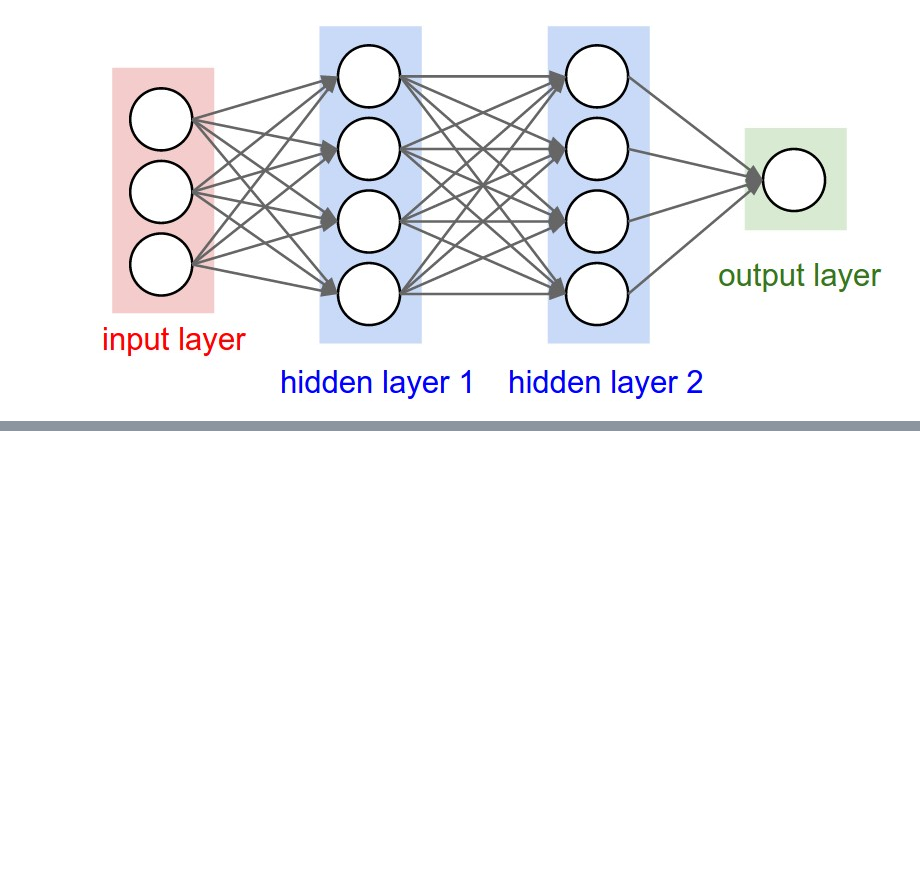
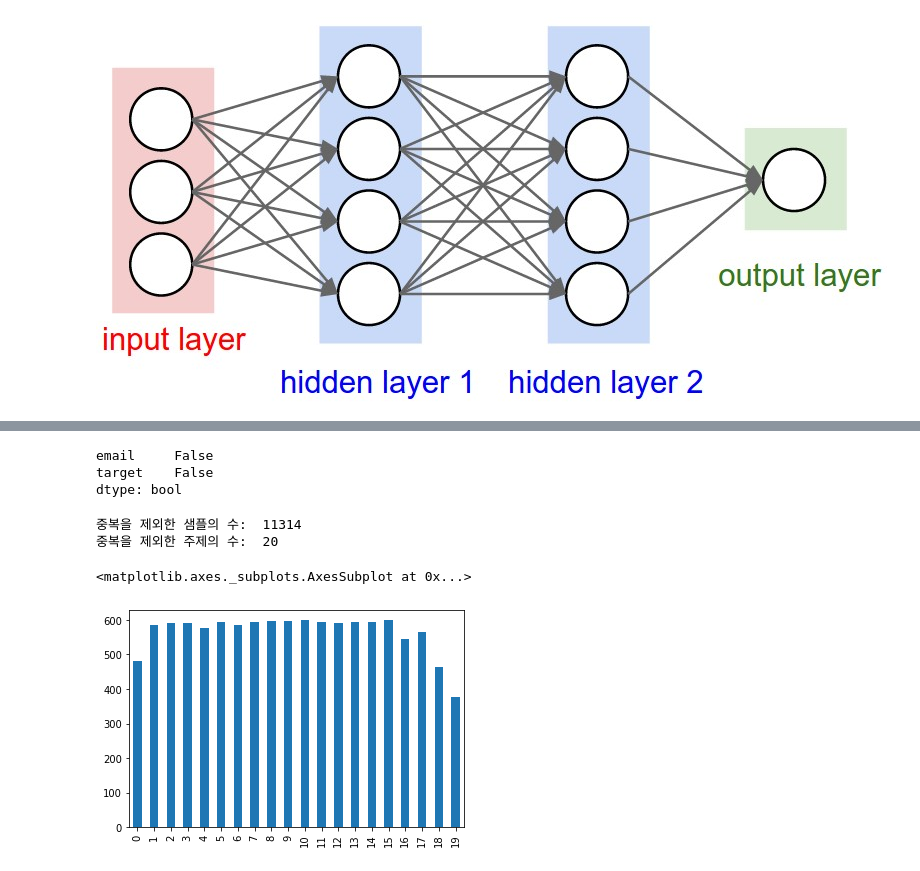
Before and after one commit to changyong93/TIL, a Jupyter notebook: 1. python/210711_Tensorflow_딥러닝_자연어처리_2강.ipynb, the cells around one changed output, grey strips where cells are left out. Saved outputs shown, nothing was run; the diff lists cells and outputs as text; code cells hidden in the pictures; blank space fills up the shorter version.

```diff
--- a/1. python/210711_Tensorflow_딥러닝_자연어처리_2강.ipynb
+++ b/1. python/210711_Tensorflow_딥러닝_자연어처리_2강.ipynb
@@ -479,0 +991,2 @@ model = Sequential([
+# %%
+newsdata = fetch_20newsgroups(subset = "train")
@@ -479,0 +1051,5 @@ model = Sequential([
+# %%
+#pandas를 이용하여 dataframe 생성
+data = pd.DataFrame(newsdata.data, columns = ["email"])
+data['target'] = newsdata.target
+data.head()
@@ -479,0 +1076,19 @@ model = Sequential([
+# %%
+# 결측치 확인
+print(data.isnull().any())
+# %% [output]
+email     False
+target    False
+dtype: bool
+# %%
+#중복값 확인
+print(f"중복을 제외한 샘플의 수: ", data.email.nunique())
+print(f"중복을 제외한 주제의 수: ", data.target.nunique())
+# %% [output]
+중복을 제외한 샘플의 수:  11314
+중복을 제외한 주제의 수:  20
+# %%
+data.target.value_counts().sort_index().plot.bar()
+# %% [output]
+<matplotlib.axes._subplots.AxesSubplot at 0x...>
+[figure, added]
```
Also changed, not shown: parts of 149 cells of this notebook.
